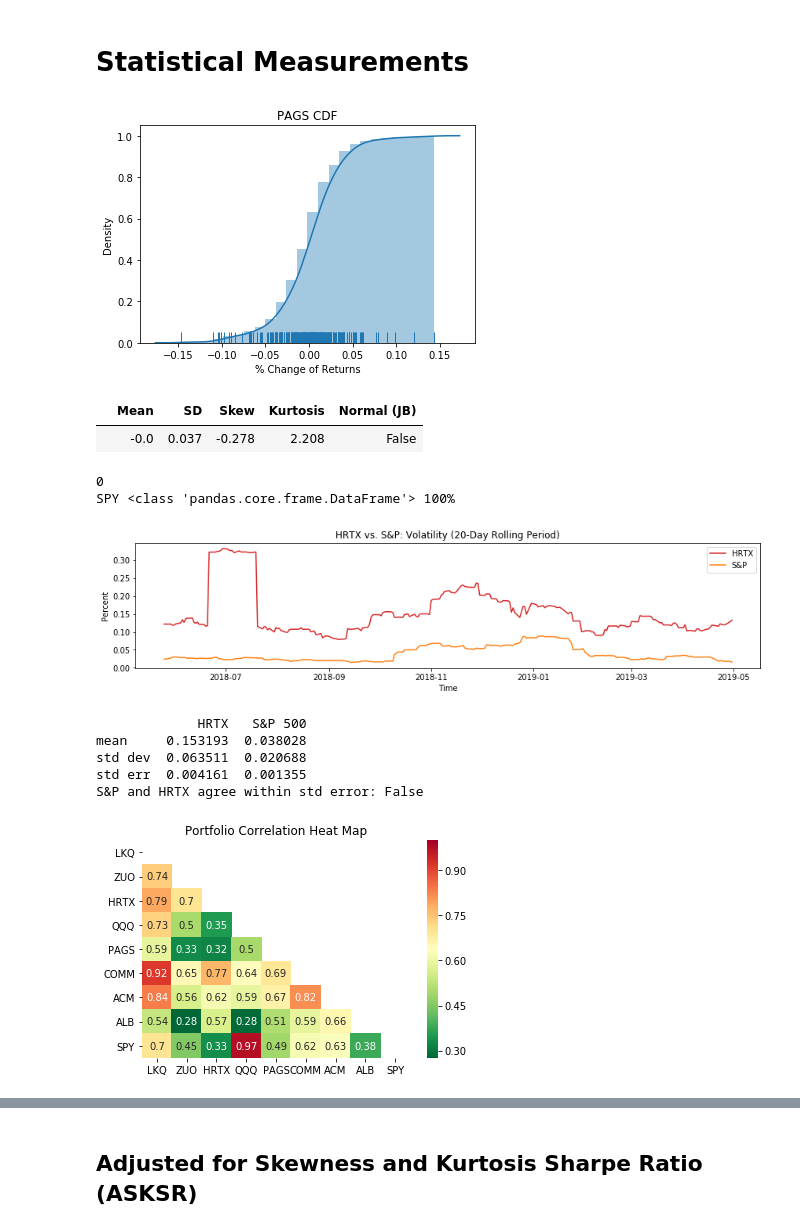
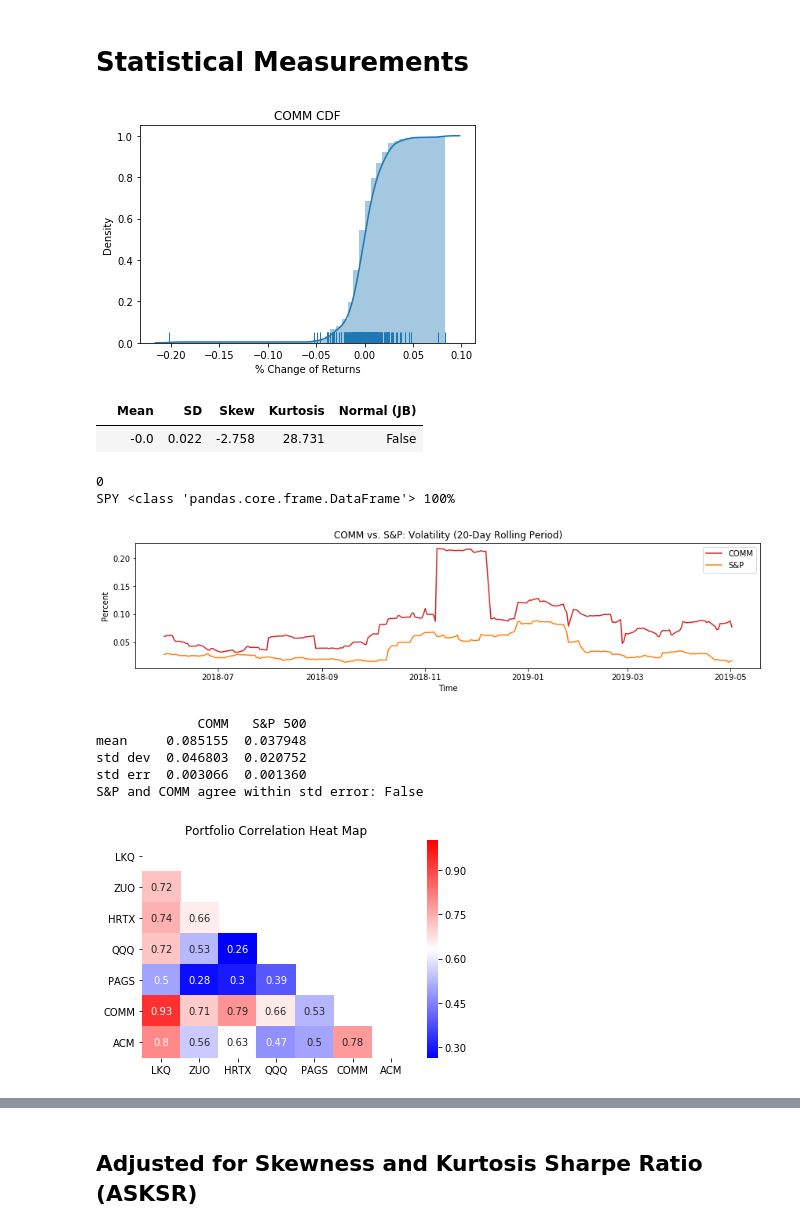
Before and after one commit to Hesiod-Labs/HYPAR, a Jupyter notebook: HYPAR.ipynb, the cells around one changed output, grey strips where cells are left out. Cells and saved outputs as stored; diff of their text form; code cells hidden in the pictures.

```diff
--- a/HYPAR.ipynb
+++ b/HYPAR.ipynb
@@ -87,8 +87,8 @@ def get_data(symbol, start_date=None, end_date=None, int_type='daily_adjusted',
         return df_stock
 
     except KeyError as ke:
-        print('brute force')
         if brute_force:
+            api_index = (api_index + 1)%len(api_keys)
             return get_data(symbol, start_date, end_date, int_type, intra_int, api_index)
 # %%
 # Primary method for acquring stock data. Recommended over get_data() because
@@ -188,7 +185,7 @@ def calculate_returns(portfolio_dict):
 # %% [markdown]
 # Construct the Portfolio and Timeframe
 # %%
-tickers = ['LKQ', 'ZUO', 'HRTX', 'QQQ', 'PAGS', 'COMM', 'ACM', 'ALB']
+tickers = ['LKQ', 'ZUO', 'HRTX', 'QQQ', 'PAGS', 'COMM', 'ACM']
 
 today = dt.datetime.today()
 
@@ -289,11 +283,11 @@ def plot_cdf(returns_dict, ticker):
 
     return moments
 # %%
-plot_cdf(returns, 'PAGS')
+plot_cdf(returns, 'COMM')
 # %% [output]
-[figure, old version]
+[figure, new version]
 |  | Mean | SD | Skew | Kurtosis | Normal (JB) |
-|  | -0.0 | 0.037 | -0.278 | 2.208 | False |
+|  | -0.0 | 0.022 | -2.758 | 28.731 | False |
 # %%
 # Plot the volatility (i.e. standard deviation) of an asset in the portfolio.
 # show_price: if True, also plots price data of the stock.
@@ -363,16 +361,16 @@ def plot_volatility(port_dict, returns_dict, ticker, min_periods=25, show_price=
     print(vol_stats)
     print(f'S&P and {ticker} agree within std error: {agree}')
 # %%
-plot_volatility(port, returns, 'HRTX', min_periods=20, show_bench=True)
+plot_volatility(port, returns, 'COMM', min_periods=20, show_bench=True)
 # %% [output]
 0
 SPY <class 'pandas.core.frame.DataFrame'> 100%
-[figure, old version]
+[figure, new version]
-             HRTX   S&P 500
-mean     0.153193  0.038028
-std dev  0.063511  0.020688
-std err  0.004161  0.001355
-S&P and HRTX agree within std error: False
+             COMM   S&P 500
+mean     0.085155  0.037948
+std dev  0.046803  0.020752
+std err  0.003066  0.001360
+S&P and COMM agree within std error: False
 # %%
 start = str(list(returns.values())[0].index[0])[:-9]
 end = str(list(returns.values())[0].index[-1])[:-9]
@@ -401,31 +399,37 @@ def plot_linreg(port_dict, ticker_1, ticker_2, price_type='close', visible=True)
     vals = vals.append(v)
     return vals
 # %%
-def plot_corr_heatmap(port_dict):
+# MAKE CORRELATION BETWEEN LOG RETURNS NOT PRICE
+def spearman_corr_heatmap(port_dict, preserve_portfolio=True, plot=True):
+
+    if preserve_portfolio:
+        port = {}
+        port.update(port_dict)
 
     col = []
 
     for sym, data in port_dict.items():
         row = []
 
-        for s, d in port_dict.items():
-            r = np.corrcoef(d['close'], data['close'])[0][1]
-            row.append(r)
+        for s, d in port.items():
+            coeff, pval = stats.spearmanr(d['close'], data['close'])
+            row.append(coeff)
 
         col.append(row)
 
     corr_matrix = pd.DataFrame(col, columns=port.keys())
-    corr_matrix.index = port_dict.keys()
+    corr_matrix.index = port.keys()
 
-    mask = np.zeros_like(corr_matrix)
-    mask[np.triu_indices_from(mask)]=True
-    ax = sns.heatmap(corr_matrix,
-                     annot=True,
-                     mask=mask,
-                     cmap='RdYlGn_r')
-    ax.set_title('Portfolio Correlation Heat Map')
+    if plot:
+        mask = np.zeros_like(corr_matrix)
+        mask[np.triu_indices_from(mask)]=True
+        ax = sns.heatmap(corr_matrix,
+                         annot=True,
+                         mask=mask,
+                         cmap='bwr')
+        ax.set_title('Portfolio Correlation Heat Map')
     return corr_matrix
 # %%
-matrix = plot_corr_heatmap(port)
+matrix = spearman_corr_heatmap(port)
 # %% [output]
-[figure, old version]
+[figure, new version]
```
Also changed, not shown: parts of 15 cells of this notebook.
